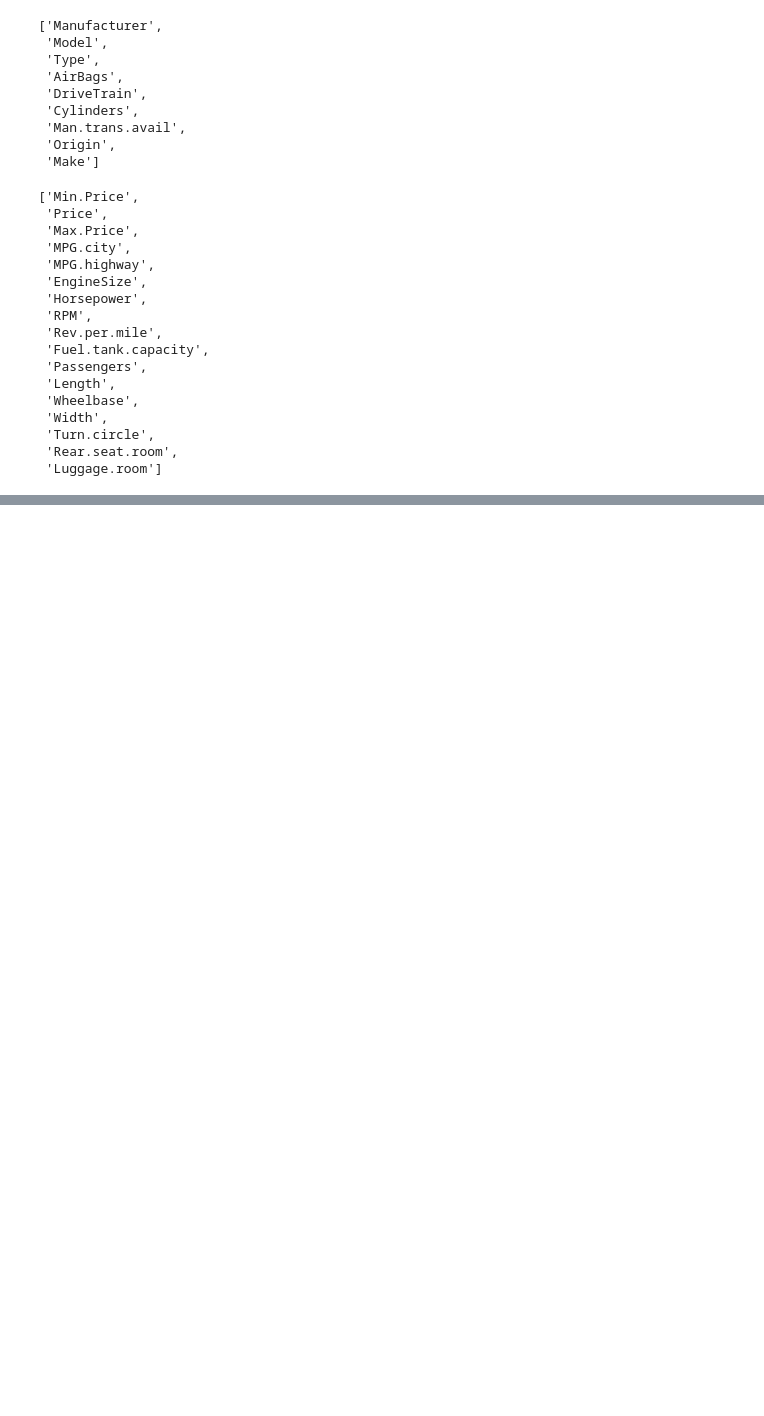
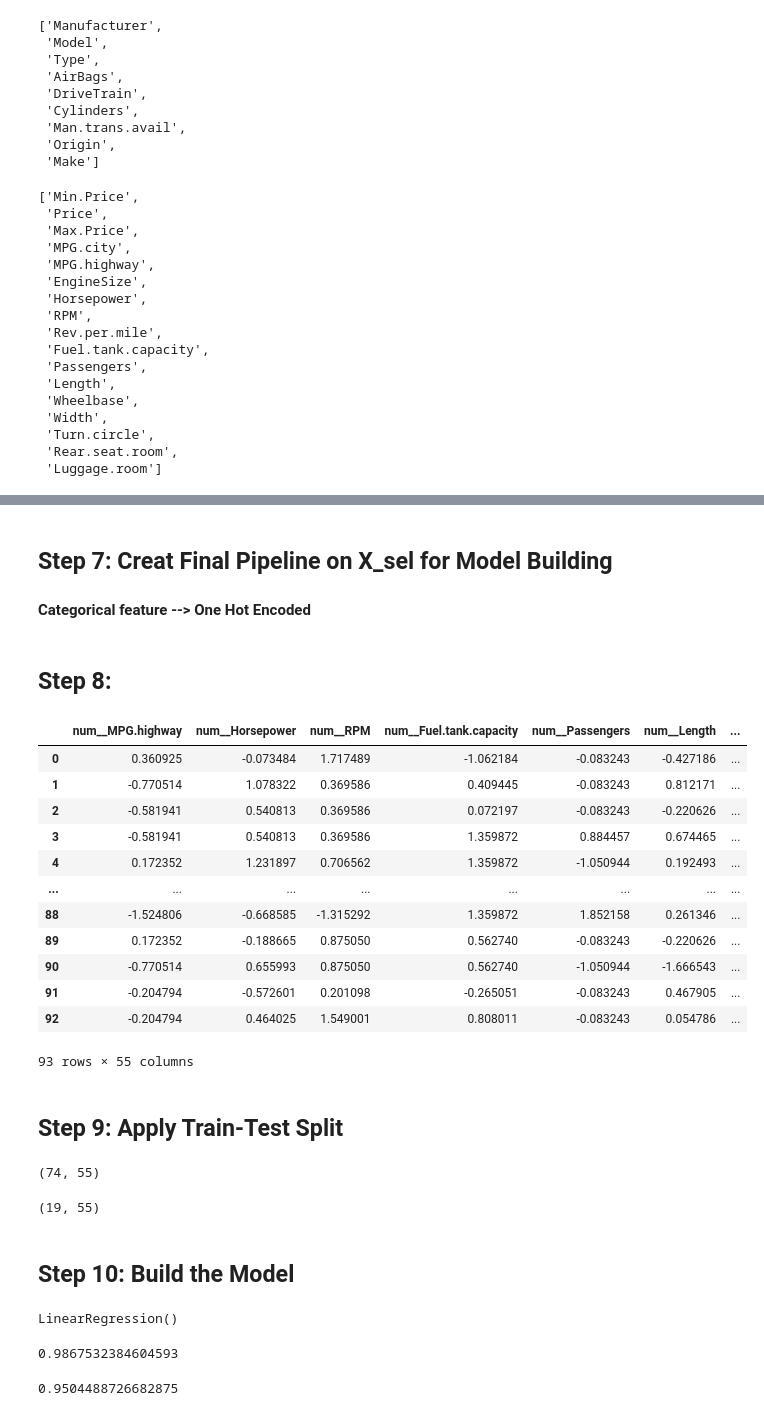
Before and after one commit to DeepikaJ08/ETLHiveML, a Jupyter notebook: Feature Selection/FeatureSelection.ipynb, the cells around one changed output, grey strips where cells are left out. Cells and saved outputs as stored; diff of their text form; code cells hidden in the pictures; blank space fills up the shorter version.

```diff
--- a/Feature Selection/FeatureSelection.ipynb
+++ b/Feature Selection/FeatureSelection.ipynb
@@ -130,0 +245,3 @@ cat_pipe1 =
+# %%
+cat_sel = list(X_sel.columns[X_sel.dtypes=='object'])
+con_sel = list(X_sel.columns[X_sel.dtypes!='object'])
@@ -130,0 +264,4 @@ cat_pipe1 =
+# %% [markdown]
+## Step 7: Creat Final Pipeline on X_sel for Model Building
+
+#### Categorical feature --> One Hot Encoded
@@ -130,0 +270,30 @@ cat_pipe1 =
+# %%
+num_pipe2 = Pipeline(steps=[('imputer', SimpleImputer(strategy='mean')),
+                            ('scaler', StandardScaler())])
+# %%
+cat_pipe2 = Pipeline(steps=[('impute', SimpleImputer(strategy='most_frequent')),
+                            ('ohe', OneHotEncoder(handle_unknown='ignore',sparse_output=False))])
+# %%
+pre2 = ColumnTransformer([('num', num_pipe2, con_sel),
+                         ('cat', cat_pipe2, cat_sel)]).set_output(transform='pandas')
+# %% [markdown]
+## Step 8:
+# %%
+X_sel_pre = pre2.fit_transform(X_sel)
+X_sel_pre
+# %% [output]
+|  | num__MPG.highway | num__Horsepower | num__RPM | num__Fuel.tank.capacity | num__Passengers | num__Length | ... |
+| 0 | 0.360925 | -0.073484 | 1.717489 | -1.062184 | -0.083243 | -0.427186 | ... |
+| 1 | -0.770514 | 1.078322 | 0.369586 | 0.409445 | -0.083243 | 0.812171 | ... |
+| 2 | -0.581941 | 0.540813 | 0.369586 | 0.072197 | -0.083243 | -0.220626 | ... |
+| 3 | -0.581941 | 0.540813 | 0.369586 | 1.359872 | 0.884457 | 0.674465 | ... |
+| 4 | 0.172352 | 1.231897 | 0.706562 | 1.359872 | -1.050944 | 0.192493 | ... |
+| ... | ... | ... | ... | ... | ... | ... | ... |
+| 88 | -1.524806 | -0.668585 | -1.315292 | 1.359872 | 1.852158 | 0.261346 | ... |
+| 89 | 0.172352 | -0.188665 | 0.875050 | 0.562740 | -0.083243 | -0.220626 | ... |
+| 90 | -0.770514 | 0.655993 | 0.875050 | 0.562740 | -1.050944 | -1.666543 | ... |
+| 91 | -0.204794 | -0.572601 | 0.201098 | -0.265051 | -0.083243 | 0.467905 | ... |
+| 92 | -0.204794 | 0.464025 | 1.549001 | 0.808011 | -0.083243 | 0.054786 | ... |
+93 rows × 55 columns
+# %% [markdown]
+## Step 9: Apply Train-Test Split
@@ -130,0 +303,25 @@ cat_pipe1 =
+# %%
+xtrain.shape
+# %% [output]
+(74, 55)
+# %%
+xtest.shape
+# %% [output]
+(19, 55)
+# %% [markdown]
+## Step 10: Build the Model
+# %%
+
+from sklearn.linear_model import LinearRegression
+model = LinearRegression()
+model.fit(xtrain, ytrain)
+# %% [output]
+LinearRegression()
+# %%
+model.score(xtrain, ytrain)
+# %% [output]
+0.9867532384604593
+# %%
+model.score(xtest, ytest)
+# %% [output]
+0.9504488726682875
```
Also changed, not shown: parts of 37 cells of this notebook, 1 other file.
